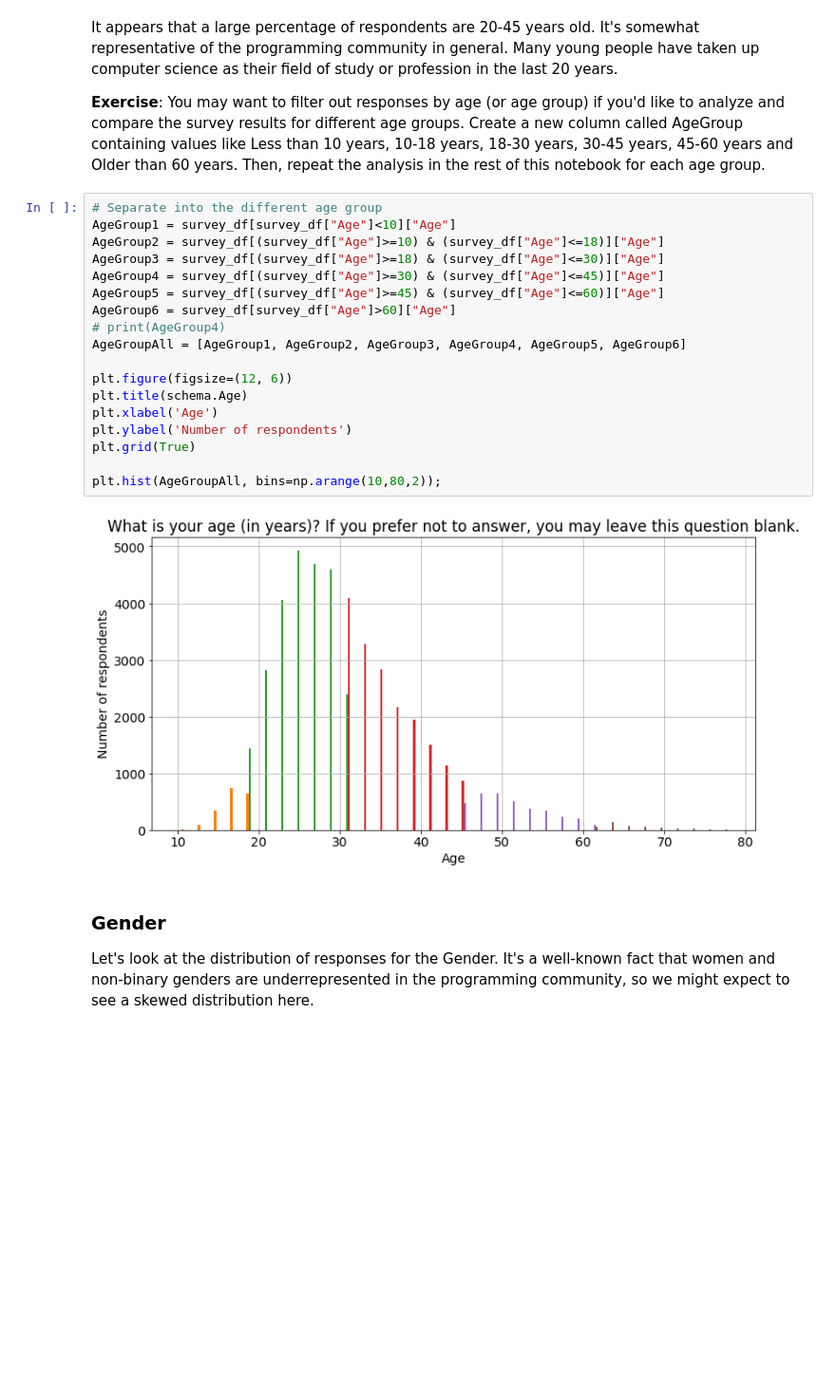
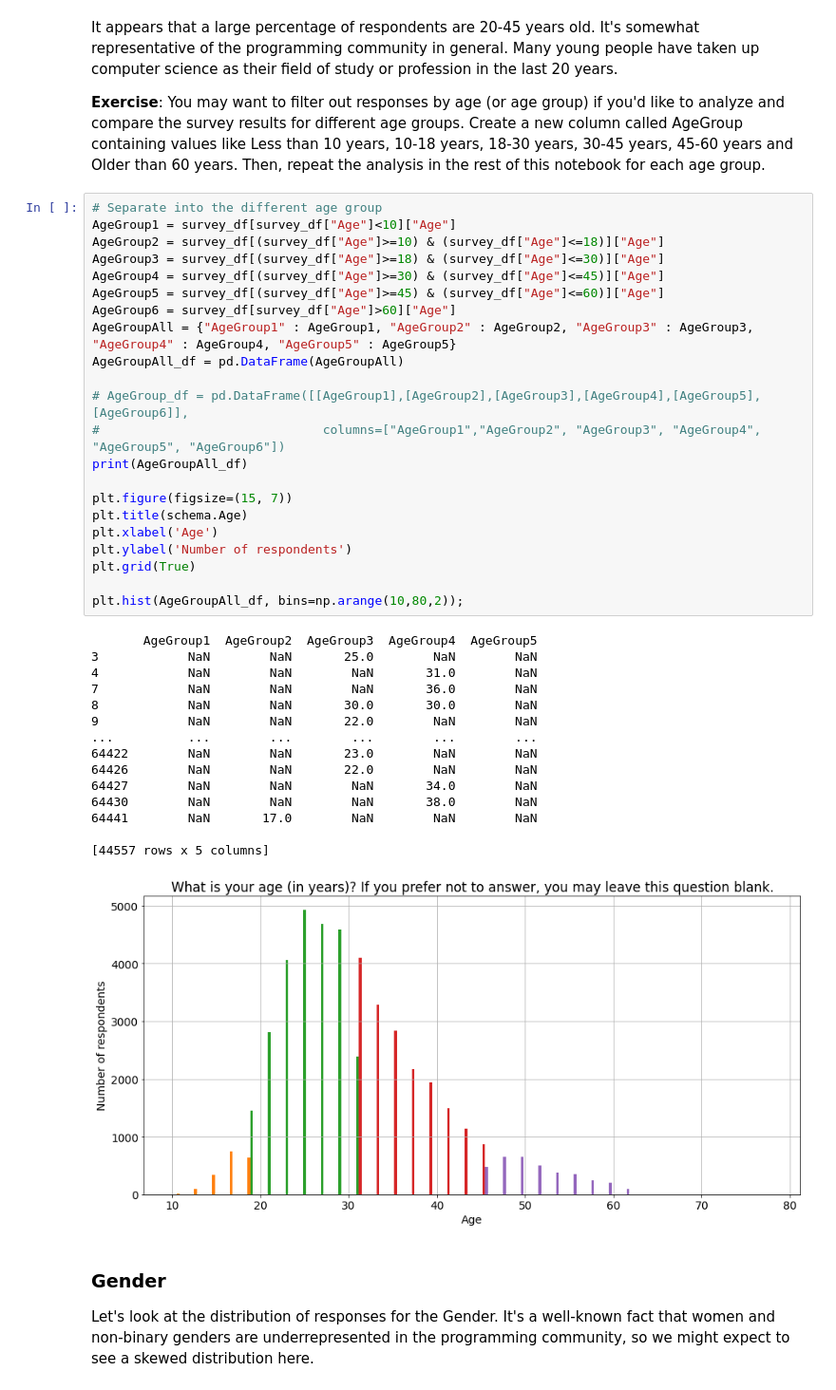
Before and after one commit to MuhammadYusron1/BigData-n-Analytics, a Jupyter notebook: stackoverflow-survey-analysis/so_dev_survey2020_analysis.ipynb, the cells around one changed output. Shown at 95% size. Drawn from its saved outputs; the diff is of its cells as text; blank space fills up the shorter version.

```diff
--- a/stackoverflow-survey-analysis/so_dev_survey2020_analysis.ipynb
+++ b/stackoverflow-survey-analysis/so_dev_survey2020_analysis.ipynb
@@ -251,23 +251,41 @@ It appears that a large percentage of respondents are 20-45 years old. It's some
 # %%
 # Separate into the different age group
 AgeGroup1 = survey_df[survey_df["Age"]<10]["Age"]
 AgeGroup2 = survey_df[(survey_df["Age"]>=10) & (survey_df["Age"]<=18)]["Age"]
 AgeGroup3 = survey_df[(survey_df["Age"]>=18) & (survey_df["Age"]<=30)]["Age"]
 AgeGroup4 = survey_df[(survey_df["Age"]>=30) & (survey_df["Age"]<=45)]["Age"]
 AgeGroup5 = survey_df[(survey_df["Age"]>=45) & (survey_df["Age"]<=60)]["Age"]
 AgeGroup6 = survey_df[survey_df["Age"]>60]["Age"]
-# print(AgeGroup4)
-AgeGroupAll = [AgeGroup1, AgeGroup2, AgeGroup3, AgeGroup4, AgeGroup5, AgeGroup6]
+AgeGroupAll = {"AgeGroup1" : AgeGroup1, "AgeGroup2" : AgeGroup2, "AgeGroup3" : AgeGroup3, "AgeGroup4" : AgeGroup4, "AgeGroup5" : AgeGroup5}
+AgeGroupAll_df = pd.DataFrame(AgeGroupAll)
 
-plt.figure(figsize=(12, 6))
+# AgeGroup_df = pd.DataFrame([[AgeGroup1],[AgeGroup2],[AgeGroup3],[AgeGroup4],[AgeGroup5],[AgeGroup6]],
+#                              columns=["AgeGroup1","AgeGroup2", "AgeGroup3", "AgeGroup4", "AgeGroup5", "AgeGroup6"])
+print(AgeGroupAll_df)
+
+plt.figure(figsize=(15, 7))
 plt.title(schema.Age)
 plt.xlabel('Age')
 plt.ylabel('Number of respondents')
 plt.grid(True)
 
-plt.hist(AgeGroupAll, bins=np.arange(10,80,2));
+plt.hist(AgeGroupAll_df, bins=np.arange(10,80,2));
 # %% [output]
+       AgeGroup1  AgeGroup2  AgeGroup3  AgeGroup4  AgeGroup5
+3            NaN        NaN       25.0        NaN        NaN
+4            NaN        NaN        NaN       31.0        NaN
+7            NaN        NaN        NaN       36.0        NaN
+8            NaN        NaN       30.0       30.0        NaN
+9            NaN        NaN       22.0        NaN        NaN
+...          ...        ...        ...        ...        ...
+64422        NaN        NaN       23.0        NaN        NaN
+64426        NaN        NaN       22.0        NaN        NaN
+64427        NaN        NaN        NaN       34.0        NaN
+64430        NaN        NaN        NaN       38.0        NaN
+64441        NaN       17.0        NaN        NaN        NaN
+
+[44557 rows x 5 columns]
-[figure, old version]
+[figure, new version]
 # %% [markdown]
 ### Gender
 Let's look at the distribution of responses for the Gender. It's a well-known fact that women and non-binary genders are underrepresented in the programming community, so we might expect to see a skewed distribution here.
```
Also changed, not shown: parts of 2 cells of this notebook.
